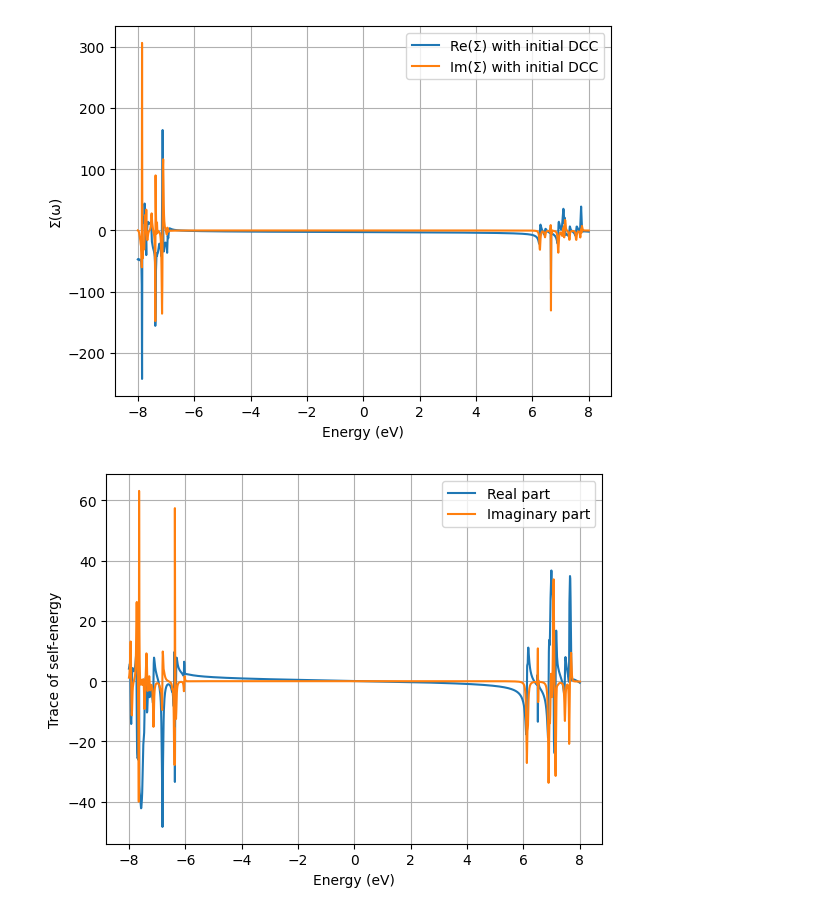
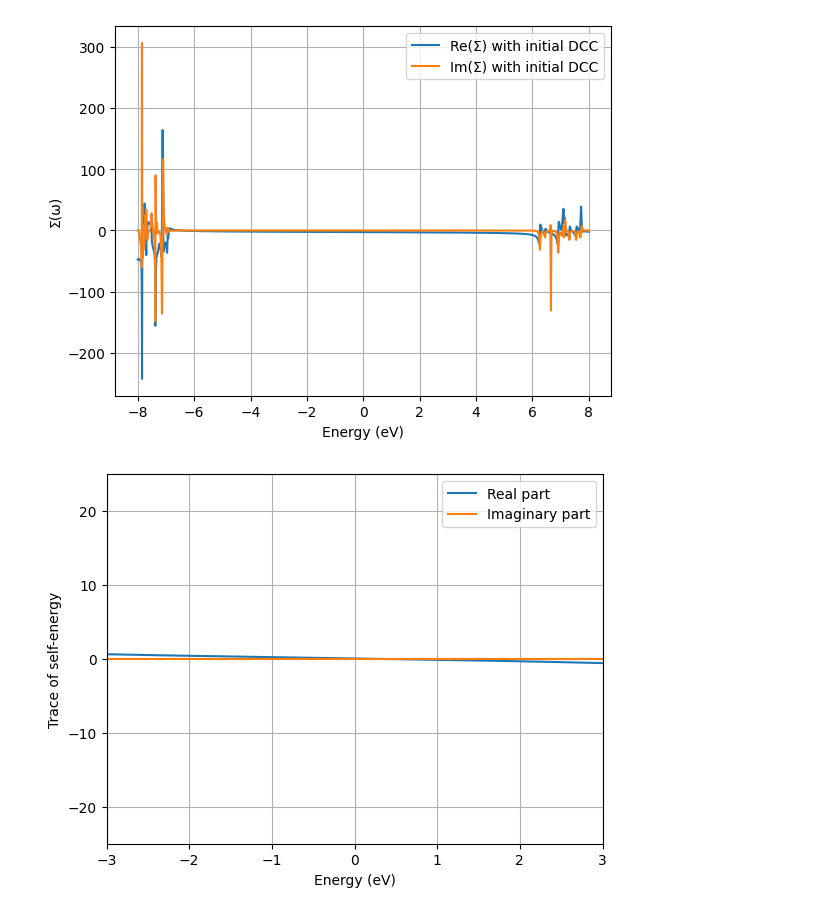
Before and after one commit to aj0337/qtpyt-tests, a Jupyter notebook: gw_edmft/AuBDA14/analysis.ipynb, the cells around one changed output. Cells and saved outputs as stored; diff of their text form; code cells hidden in the pictures.

```diff
--- a/gw_edmft/AuBDA14/analysis.ipynb
+++ b/gw_edmft/AuBDA14/analysis.ipynb
@@ -56,15 +56,17 @@ plt.show()
 # %%
 ed_self_energy = np.load('output/lowdin/ed/self_energy_with_dcc.npy')
 
 trace_ed_se = np.trace(ed_self_energy, axis1=1, axis2=2)
 plt.plot(energies, trace_ed_se.real, label='Real part')
 plt.plot(energies, trace_ed_se.imag, label='Imaginary part')
 plt.xlabel("Energy (eV)")
 plt.ylabel("Trace of self-energy")
 plt.legend()
+plt.xlim(-3,3)
+plt.ylim(-25,25)
 plt.grid()
 # %% [output]
-[figure, old version]
+[figure, new version]
 # %%
 E,T = np.load('output/lowdin/ed/ET.npy')
 plt.plot(E, T, label='ed')
```
Also changed, not shown: parts of 1 cell of this notebook, 2 other files.
